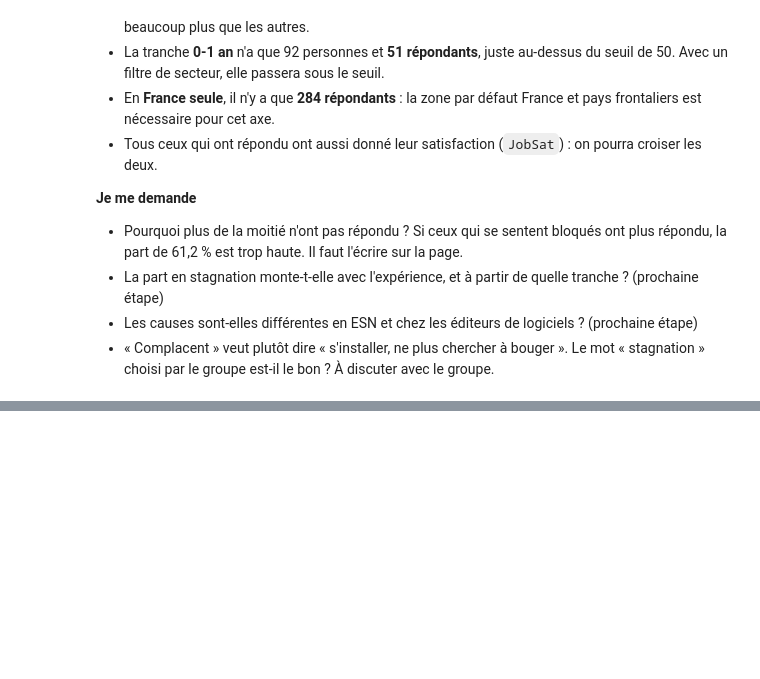
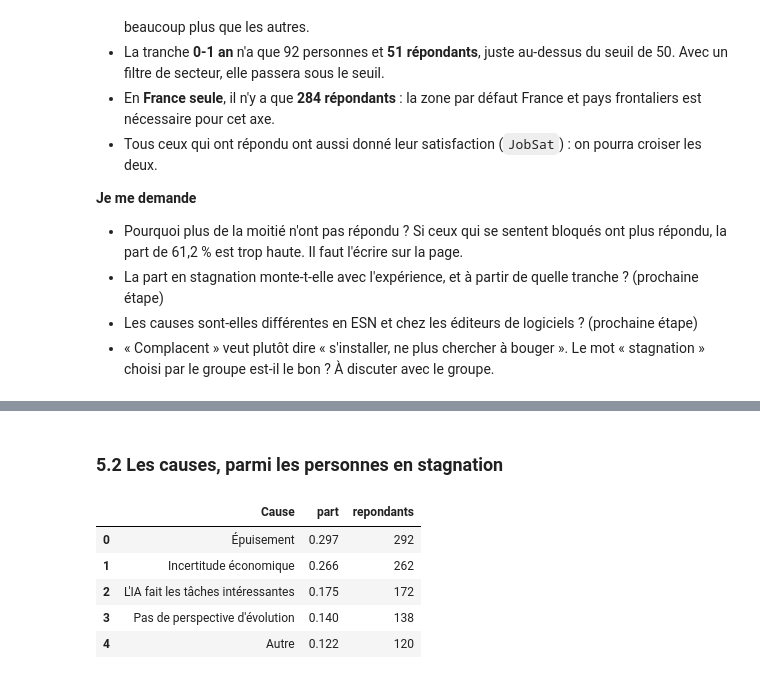
Before and after one commit to Amineelantari/projet-datavis-so2026, a Jupyter notebook: notebooks/axe2_stagnation.ipynb, the cells around one changed output, grey strips where cells are left out. Drawn from its saved outputs; the diff is of its cells as text; code cells hidden in the pictures; blank space fills up the shorter version.

```diff
--- a/notebooks/axe2_stagnation.ipynb
+++ b/notebooks/axe2_stagnation.ipynb
@@ -142,0 +196,16 @@ pd.crosstab(zone["JobSat"].notna(), zone["JobSatComplacent"].notna(),
+# %% [markdown]
+### 5.2 Les causes, parmi les personnes en stagnation
+# %%
+en_stagnation = repondu[repondu["En_stagnation"]]
+
+causes = (en_stagnation["Reponse"].value_counts(normalize=True).round(3)
+          .rename("part").rename_axis("Cause").reset_index())
+causes["repondants"] = causes["Cause"].map(en_stagnation["Reponse"].value_counts())
+causes
+# %% [output]
+|  | Cause | part | repondants |
+| 0 | Épuisement | 0.297 | 292 |
+| 1 | Incertitude économique | 0.266 | 262 |
+| 2 | L'IA fait les tâches intéressantes | 0.175 | 172 |
+| 3 | Pas de perspective d'évolution | 0.140 | 138 |
+| 4 | Autre | 0.122 | 120 |
```
Also changed, not shown: parts of 14 cells of this notebook.
